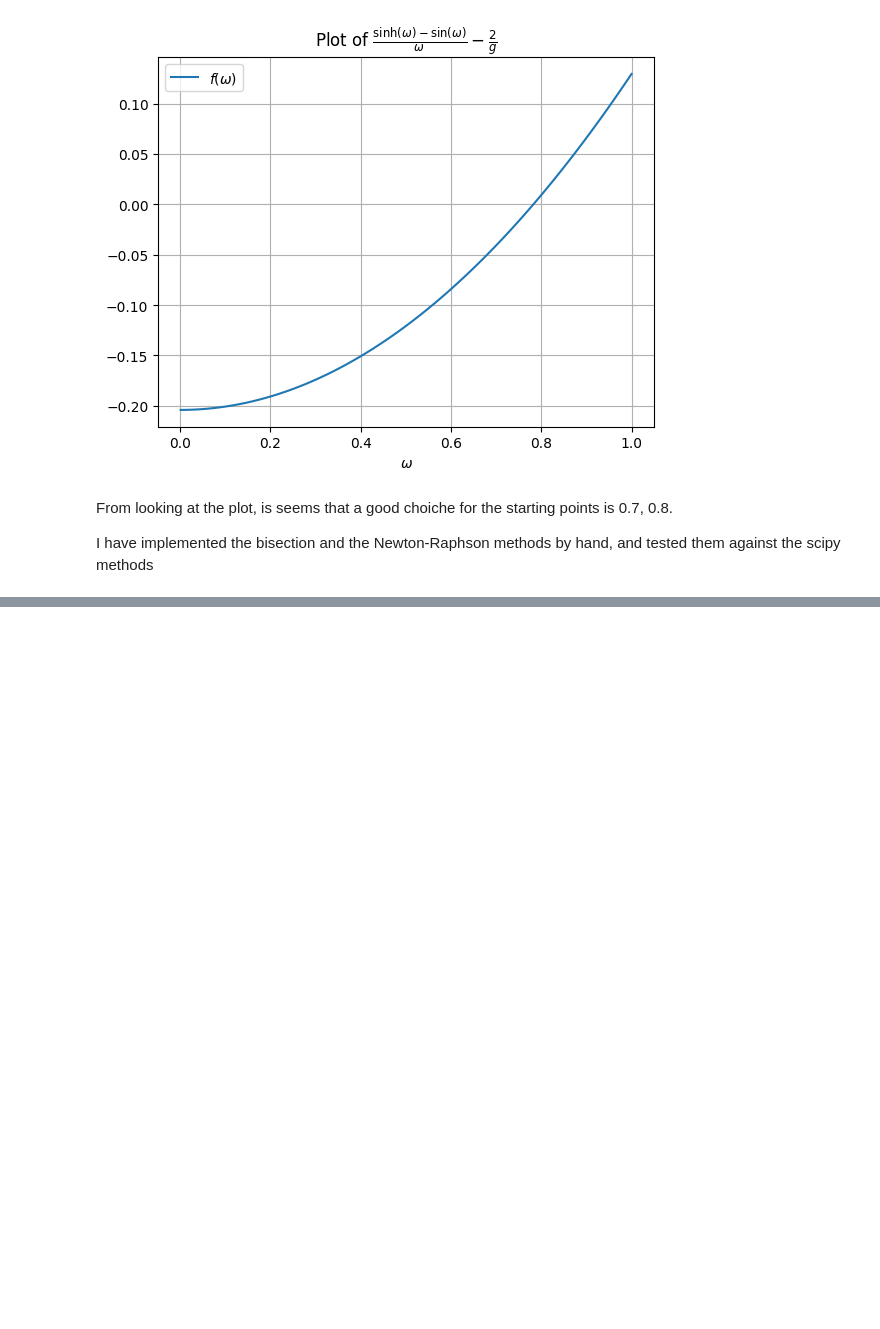
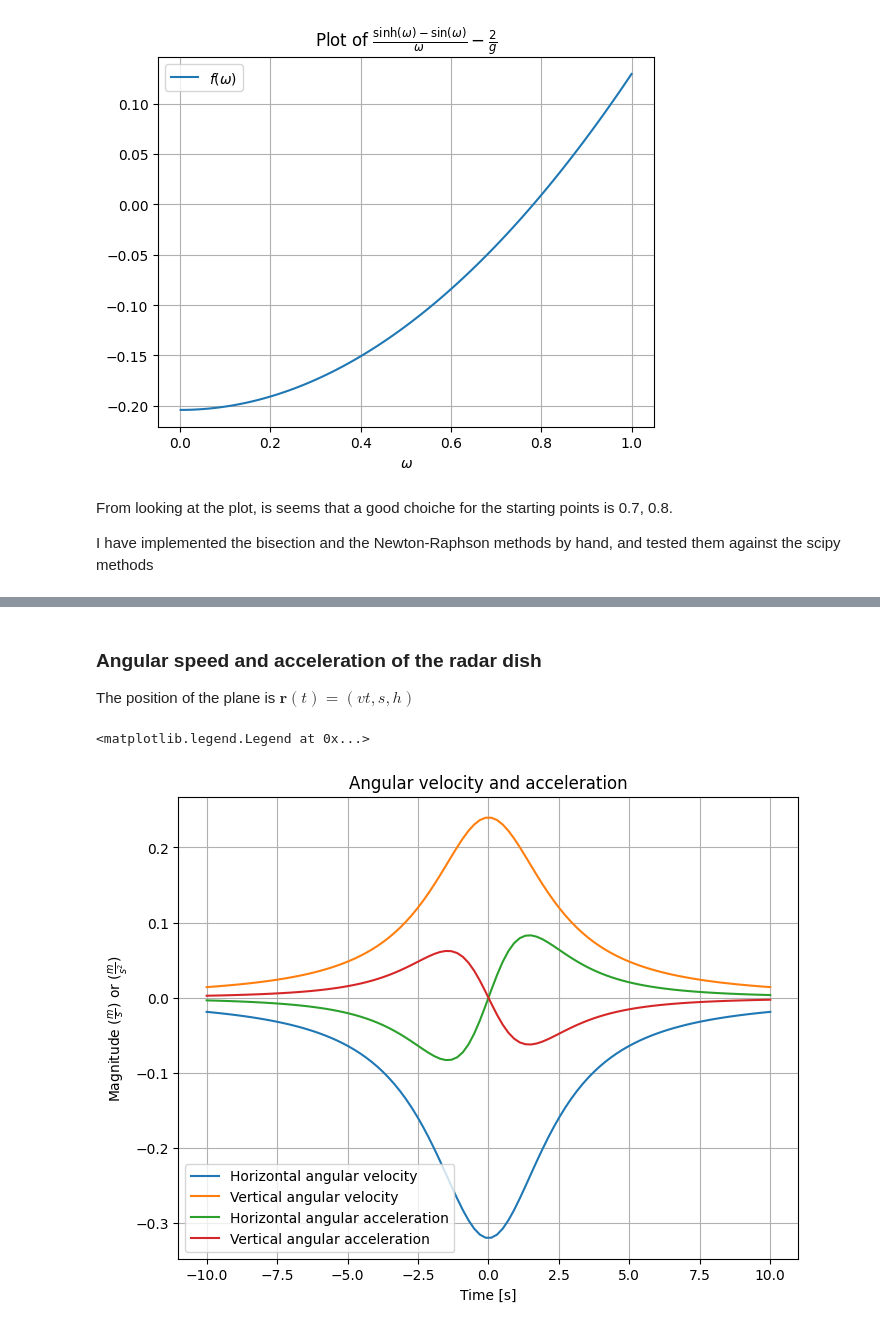
Before and after one commit to Giacomo-Menegatti/Celestial-Mechanics, a Jupyter notebook: Homework1.ipynb, the cells around one changed output, grey strips where cells are left out. Cells and saved outputs as stored; diff of their text form; code cells hidden in the pictures; blank space fills up the shorter version.

Commit message:
Added radar dish plot

```diff
--- a/Homework1.ipynb
+++ b/Homework1.ipynb
@@ -123 +122,32 @@ The root obtained by the Newton-Raphson method is 0.7822864183907654
 Root obtained by the scipy methods: 0.7822864185440067
+# %% [markdown]
+### Angular speed and acceleration of the radar dish
+The position of the plane is $\bm r(t)=(vt, s, h)$
+# %%
+v = 10
+s = 20
+h = 15
+
+r = lambda t: (v**2*t**2+s**2+h**2)**0.5
+
+omega_z = lambda t: -v*s/r(t)**2
+omega_y = lambda t: v*h/r(t)**2
+
+alpha_z = lambda t: 2*v*s*(v**2*t)/r(t)**4
+alpha_y = lambda t: -2*v*h*(v**2*t)/r(t)**4
+
+
+t = np.linspace(-10,10,100)
+plt.figure(figsize=(8,6))
+plt.title('Angular velocity and acceleration')
+plt.grid()
+plt.xlabel('Time [s]')
+plt.ylabel(r'Magnitude ($\frac{m}{s}$) or ($\frac{m}{s^2}$)')
+plt.plot(t, omega_z(t), label='Horizontal angular velocity')
+plt.plot(t, omega_y(t), label='Vertical angular velocity')
+plt.plot(t, alpha_z(t), label='Horizontal angular acceleration')
+plt.plot(t, alpha_y(t), label='Vertical angular acceleration')
+plt.legend()
+# %% [output]
+<matplotlib.legend.Legend at 0x...>
+[figure, added]
```
Also changed, not shown: parts of 1 cell of this notebook.
